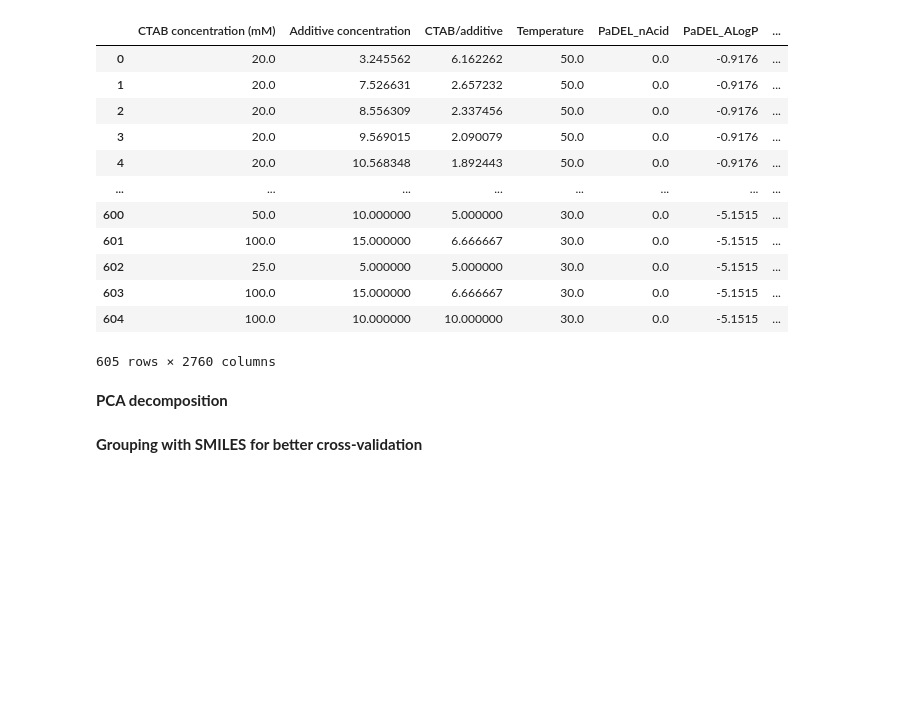
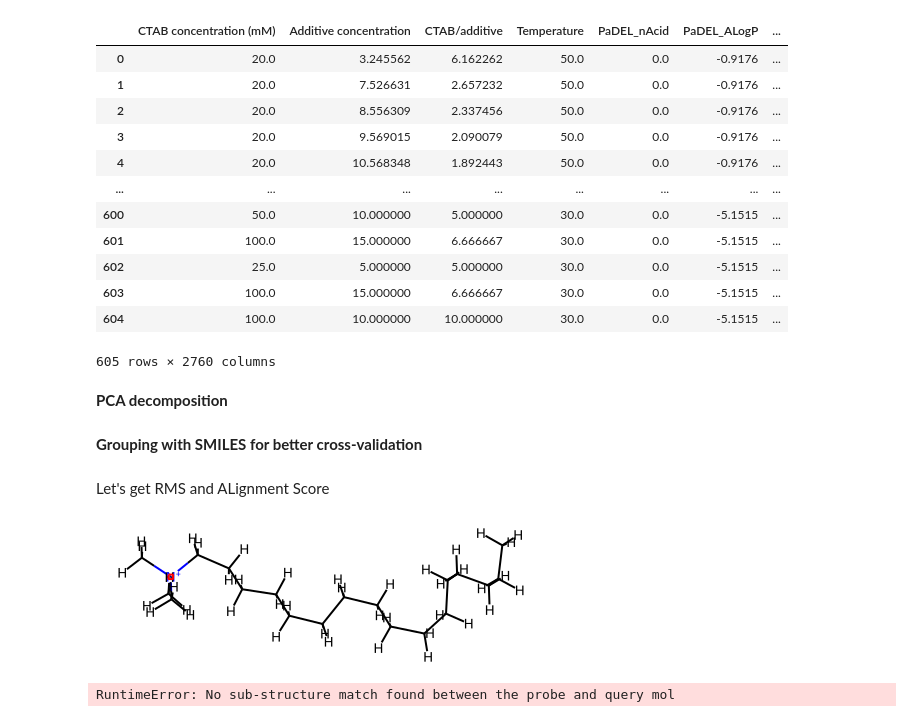
Before and after one commit to TheTimYun/CTAB-Hydrotropes, a Jupyter notebook: Hydrotropes.ipynb, the cells around one changed output. Drawn from its saved outputs; the diff is of its cells as text; code cells hidden in the pictures; blank space fills up the shorter version.

```diff
--- a/Hydrotropes.ipynb
+++ b/Hydrotropes.ipynb
@@ -211,3 +215,14 @@ Data['group'] = pd.Series([groups_dict[smi] for smi in Data['SMILES'].values])
 # %%
 with open('groups.pickle', 'wb') as output:
     pickle.dump(Data['group'].values, output)
+# %% [markdown]
+Let's get RMS and ALignment Score
+# %%
+CTAB_mol = embed_optimize('CCCCCCCCCCCCCCCC[N+](C)(C)C')
+CTAB_mol
+# %% [output]
+[figure, added]
+# %%
+AlignMol(CTAB_mol, Data.mol.values[0])
+# %% [output]
+RuntimeError: No sub-structure match found between the probe and query mol
```
Also changed, not shown: parts of 2 cells of this notebook, 6 other files.
